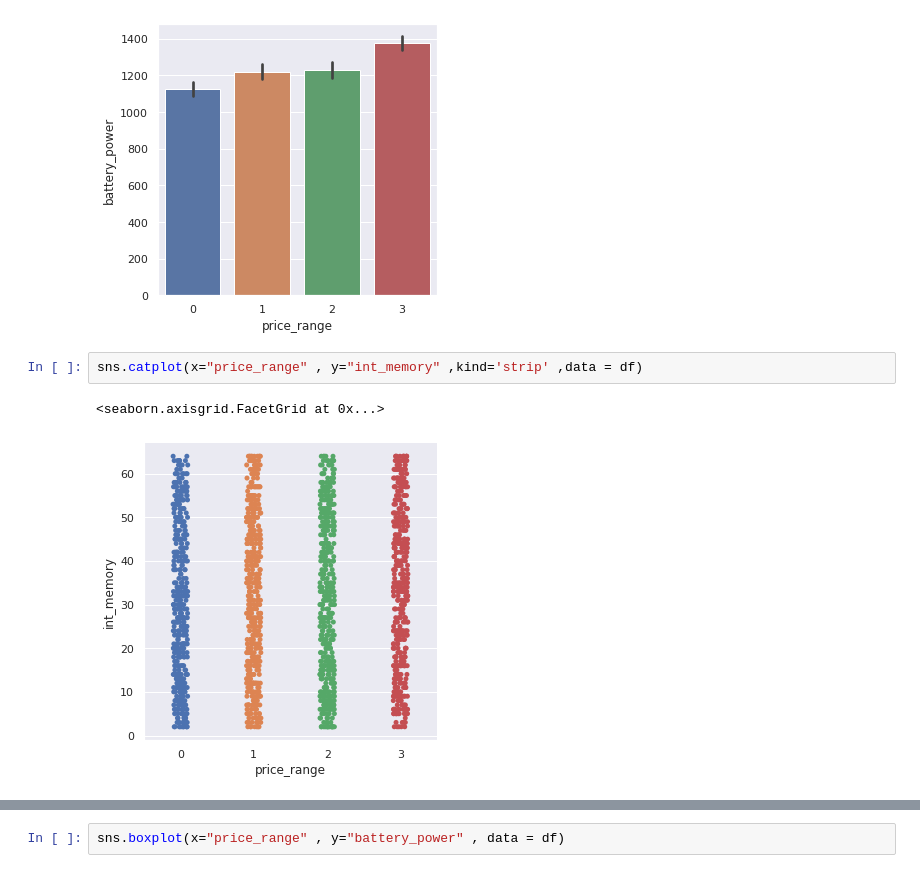
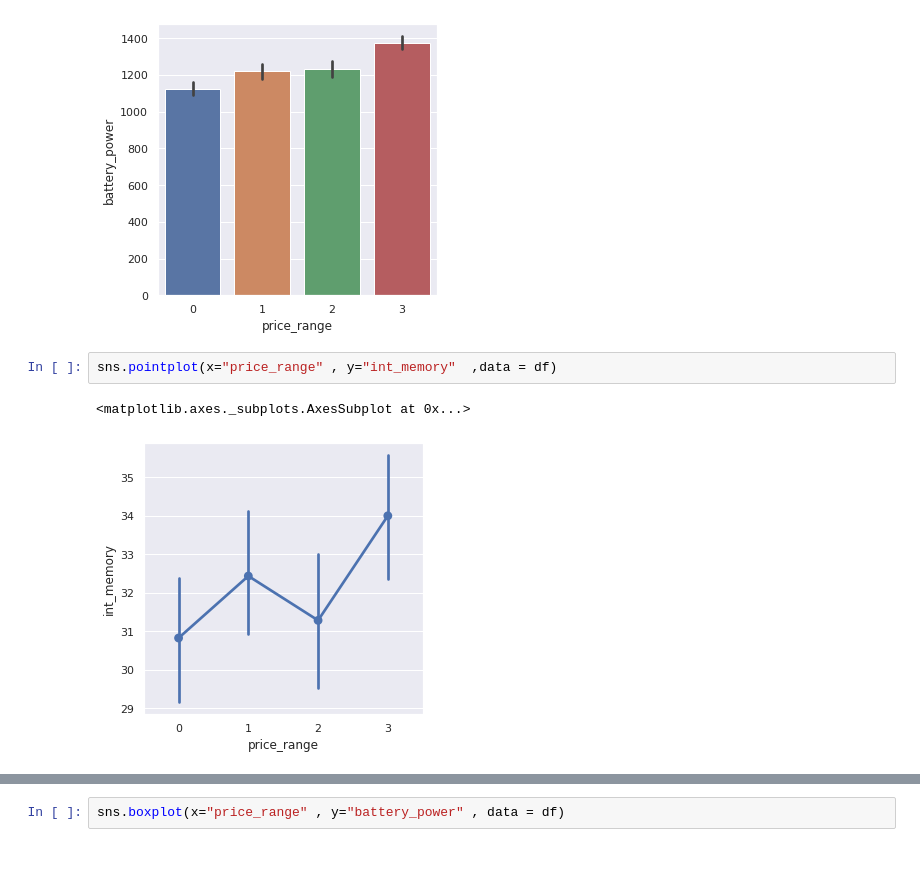
Before and after one commit to haynapasi050505/supervised-machine-learning-classification-capstone-project, a Jupyter notebook: Mobile123_price_prediction_team_capstone_project.ipynb, the cells around one changed output, grey strips where cells are left out. Cells and saved outputs as stored; diff of their text form.

```diff
--- a/Mobile123_price_prediction_team_capstone_project.ipynb
+++ b/Mobile123_price_prediction_team_capstone_project.ipynb
@@ -254,7 +241,7 @@ sns.barplot(x="price_range" , y="battery_power" , data = df)
 <matplotlib.axes._subplots.AxesSubplot at 0x...>
 [figure]
 # %%
-sns.catplot(x="price_range" , y="int_memory" ,kind='strip' ,data = df)
+sns.pointplot(x="price_range" , y="int_memory"  ,data = df)
 # %% [output]
-<seaborn.axisgrid.FacetGrid at 0x...>
+<matplotlib.axes._subplots.AxesSubplot at 0x...>
-[figure, old version]
+[figure, new version]
```
Also changed, not shown: parts of 7 cells of this notebook.
